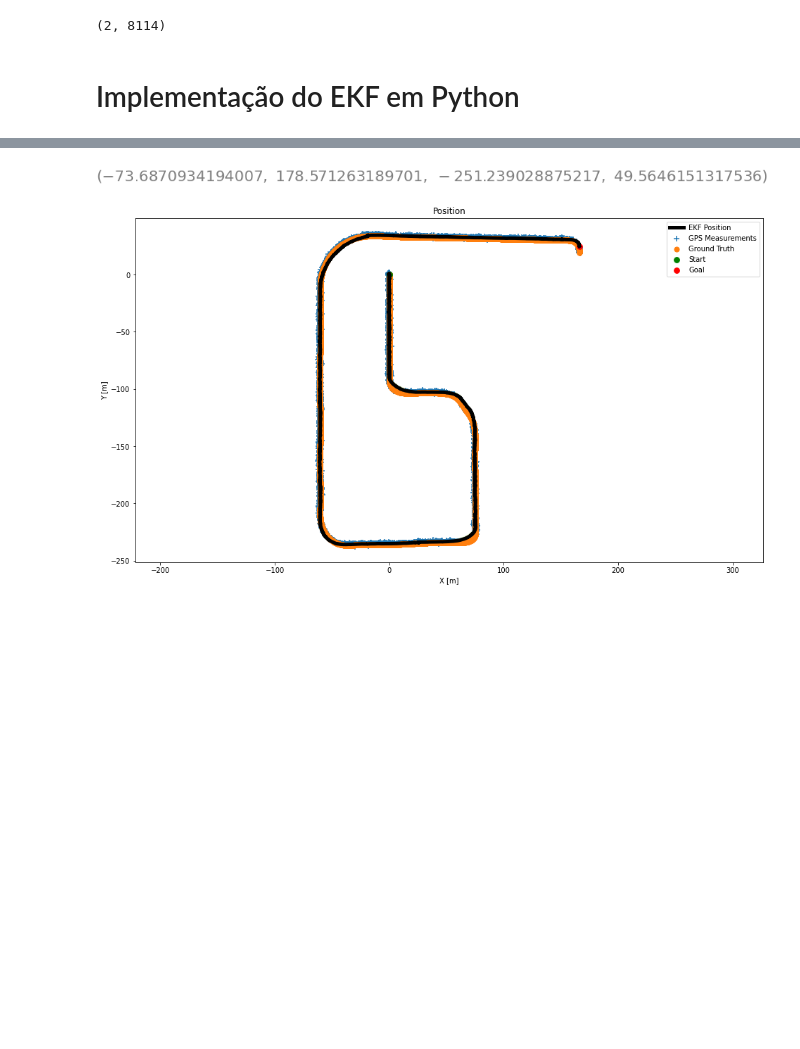
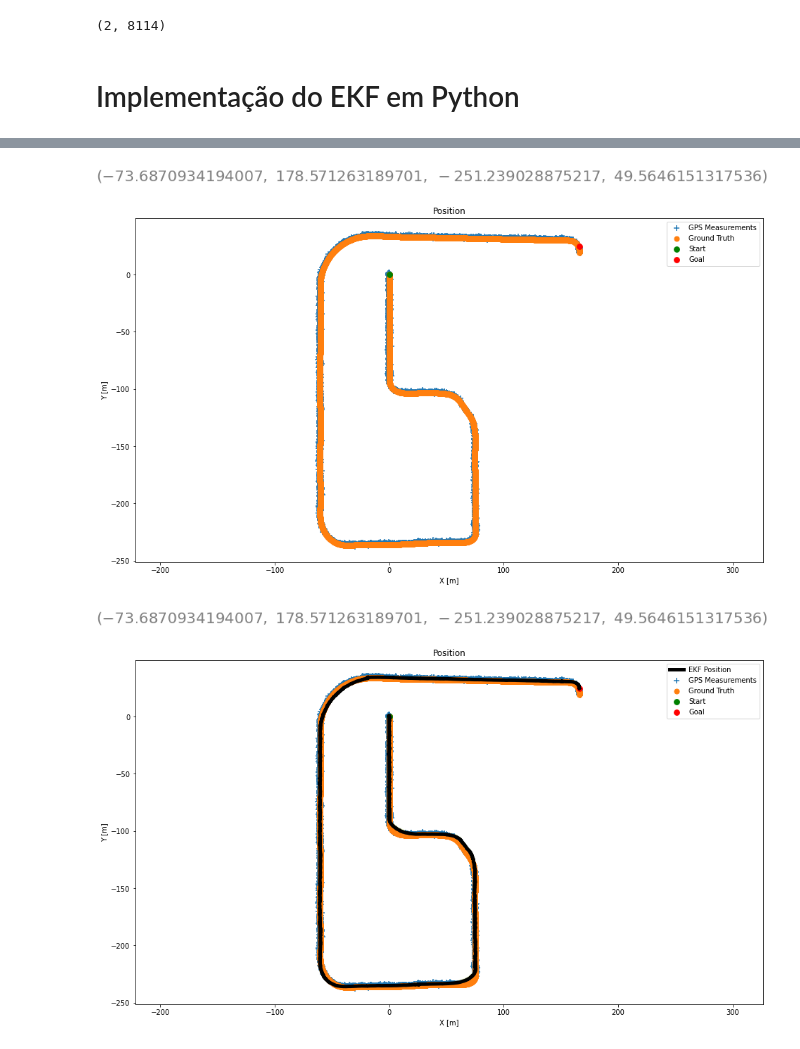
Before and after one commit to deivis6x7/Kalman, a Jupyter notebook: 01-EKF.ipynb, the cells around one changed output, grey strips where cells are left out. Cells and saved outputs as stored; diff of their text form; code cells hidden in the pictures; blank space fills up the shorter version.

```diff
--- a/01-EKF.ipynb
+++ b/01-EKF.ipynb
@@ -265,5 +265,5 @@ dt = 1.0/3 # 50 Hz
 # %%
-data1 = "out01_ajustado/1_pos.csv"
+data1 = "tabelas_ajustadas/1_pos.csv"
 data1 = pd.read_csv(data1, sep=',')
 data1
 # %% [output]
@@ -284,7 +284,7 @@ data1
 speed = data1['velocity_x']
 steering = data1['control_steer']
 # %%
-data2 = "out01_ajustado/2_gnssGT.csv"
+data2 = "tabelas_ajustadas/2_gnssGT.csv"
 data2 = pd.read_csv(data2, sep=',')
 data2
 # %% [output]
@@ -307,7 +307,7 @@ latitudeGT = data2['latitude']
 longitudeGT = data2['longitude']
 altitudeGT = data2['altitude']
 # %%
-data3 = "out01_ajustado/3_gnss.csv"
+data3 = "tabelas_ajustadas/3_gnss.csv"
 data3 = pd.read_csv(data3, sep=',')
 data3
 # %% [output]
@@ -330,7 +330,7 @@ latitude = data3['latitude']
 longitude = data3['longitude']
 altitude = data3['altitude']
 # %%
-data4 = "out01_ajustado/4_imu.csv"
+data4 = "tabelas_ajustadas/4_imu.csv"
 data4 = pd.read_csv(data4, sep=',')
 data4
 # %% [output]
@@ -565,3 +592,28 @@ for k in range(m):
+# %%
+fig = plt.figure(figsize=(16,9))
+
+# EKF State
+#plt.quiver(x0,x1,np.cos(x2), np.sin(x2), color='#94C600', units='xy', width=0.05, scale=0.5)
+#plt.plot(x0,x1, label='EKF Position', c='k', lw=5)
+
+# Measurements
+plt.scatter(mx,my, s=50, label='GPS Measurements', marker='+')
+
+# Ground Truth
+plt.scatter(mxGT,myGT, s=50, label='Ground Truth', marker='o')
+
+# Start/Goal
+plt.scatter(x0[0],x1[0], s=60, label='Start', c='g')
+plt.scatter(x0[-1],x1[-1], s=60, label='Goal', c='r')
+
+plt.xlabel('X [m]')
+plt.ylabel('Y [m]')
+plt.title('Position')
+plt.legend(loc='best')
+plt.axis('equal')
+# %% [output]
+[figure, added]
+[figure, added]
 # %%
 fig = plt.figure(figsize=(16,9))
 
```
Also changed, not shown: parts of 8 cells of this notebook.
